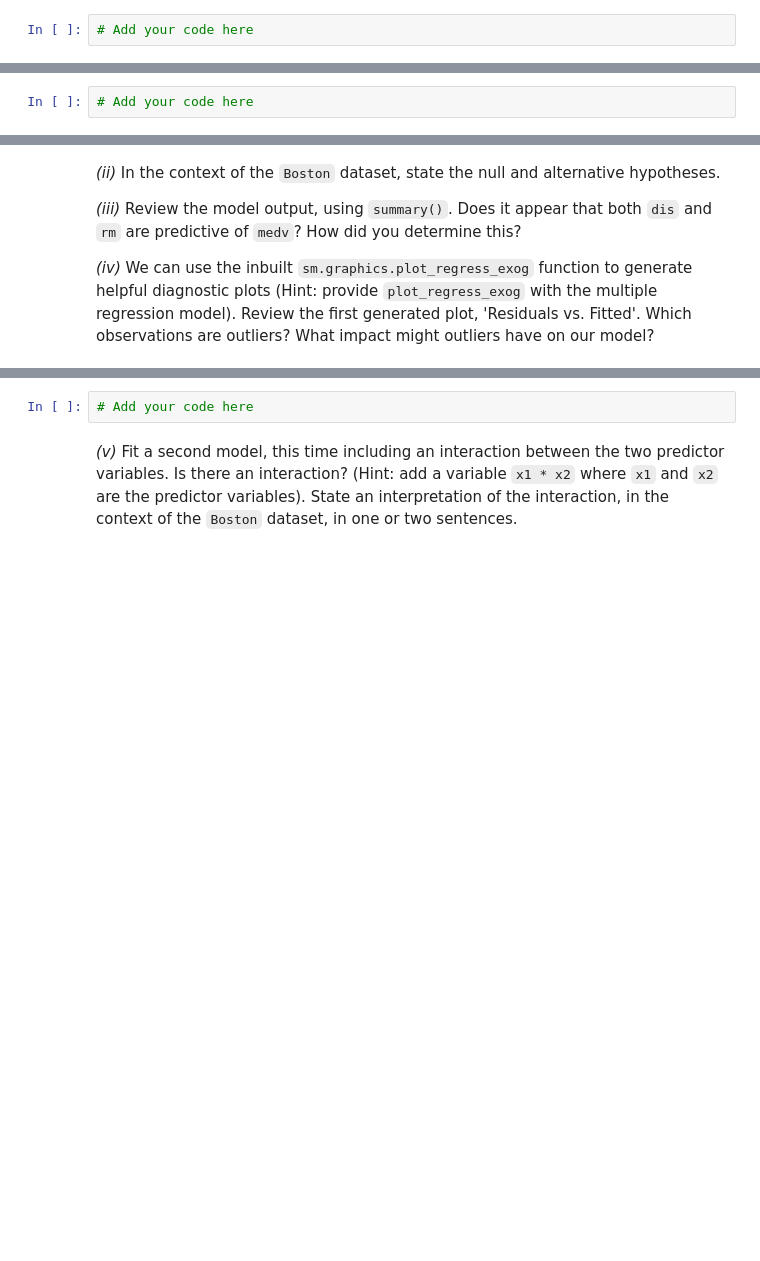
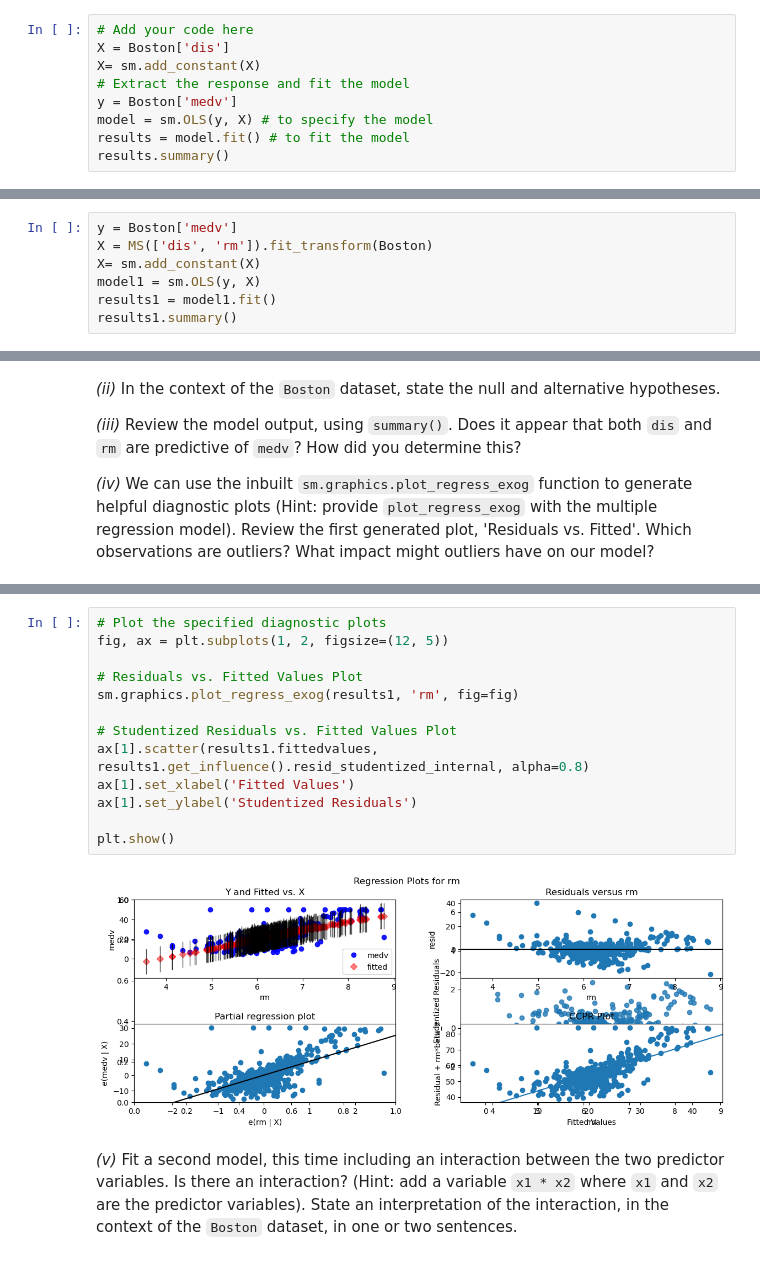
Before and after one commit to UofT-DSI/applying_statistical_concepts, a Jupyter notebook: 02_assignments/assignment_1.ipynb, the cells around one changed output, grey strips where cells are left out. Saved outputs shown, nothing was run; the diff lists cells and outputs as text; blank space fills up the shorter version.

```diff
--- a/02_assignments/assignment_1.ipynb
+++ b/02_assignments/assignment_1.ipynb
@@ -73,3 +96,10 @@ _(iii)_ What is the (implied) null hypothesis? What is the (implied) alternative
 _(iv)_ Now, let’s fit a simple regression model, using the general syntax `sm.OLS()` and `model.fit()`. As above, use `medv` as the response variable Y, and `dis` as the predictor variable X. (Hint: use the syntax `sm.add_constant` with the appropriate argument).
 # %%
 # Add your code here
+X = Boston['dis']
+X= sm.add_constant(X)
+# Extract the response and fit the model
+y = Boston['medv']
+model = sm.OLS(y, X) # to specify the model
+results = model.fit() # to fit the model
+results.summary()
@@ -94,4 +174,9 @@ We'll continue to use the `Boston` dataset for this question.
 # %% [markdown]
 _(i)_ Fit a multiple linear regression, with two predictor variables: $X_1$ is `dis`, and $X_2$ is `rm`. As before, keep `medv` as the response variable Y. (Hint: use the syntax `sm.add_constant` with the appropriate arguments).
 # %%
-# Add your code here
+y = Boston['medv']
+X = MS(['dis', 'rm']).fit_transform(Boston)
+X= sm.add_constant(X)
+model1 = sm.OLS(y, X)
+results1 = model1.fit()
+results1.summary()
@@ -104,5 +219,18 @@ _(iv)_ We can use the inbuilt `sm.graphics.plot_regress_exog` function to genera
 # %%
-# Add your code here
+# Plot the specified diagnostic plots
+fig, ax = plt.subplots(1, 2, figsize=(12, 5))
+
+# Residuals vs. Fitted Values Plot
+sm.graphics.plot_regress_exog(results1, 'rm', fig=fig)
+
+# Studentized Residuals vs. Fitted Values Plot
+ax[1].scatter(results1.fittedvalues, results1.get_influence().resid_studentized_internal, alpha=0.8)
+ax[1].set_xlabel('Fitted Values')
+ax[1].set_ylabel('Studentized Residuals')
+
+plt.show()
+# %% [output]
+[figure, added]
 # %% [markdown]
 _(v)_ Fit a second model, this time including an interaction between the two predictor variables. Is there an interaction? (Hint: add a variable `x1 * x2` where `x1` and `x2` are the predictor variables). State an interpretation of the interaction, in the context of the `Boston` dataset, in one or two sentences.
 # %%
```
Also changed, not shown: parts of 10 cells of this notebook.
